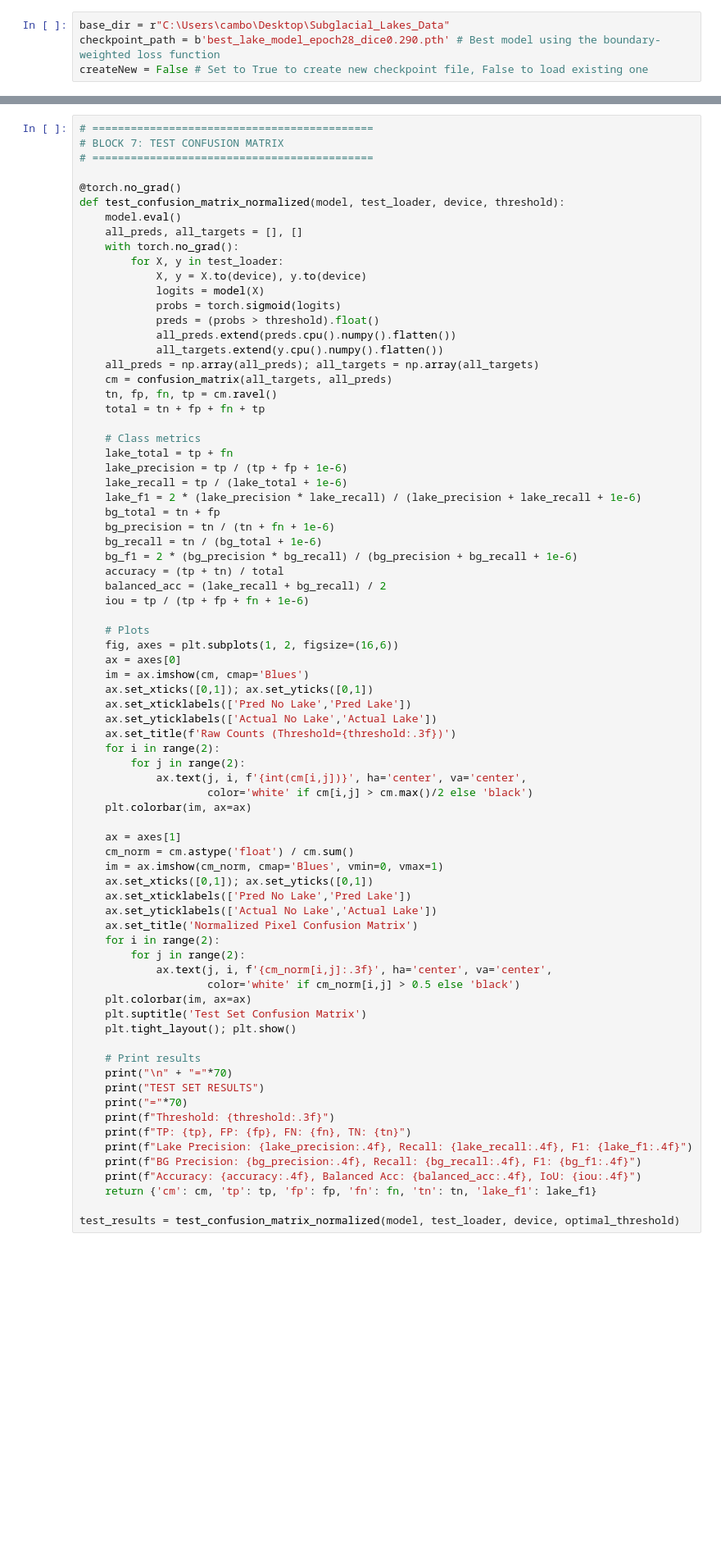
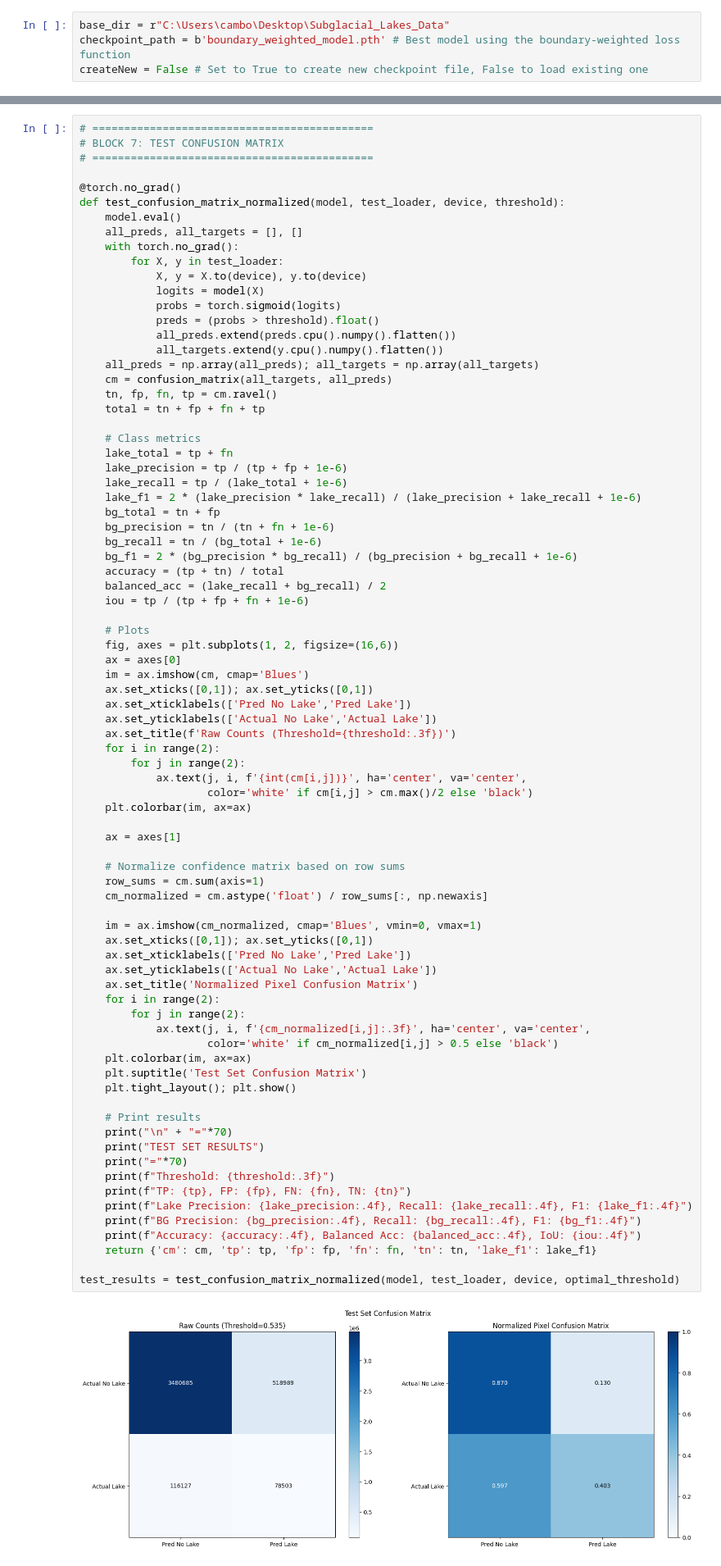
Before and after one commit to UW-MLGEO/MLGEO2026_Subglacial_Lakes, a Jupyter notebook: Notebooks/6.3_CNN_BoundaryWeights.ipynb, the cells around one changed output, grey strips where cells are left out. Shown at 82% size. Cells and saved outputs as stored; diff of their text form; blank space fills up the shorter version.

Commit message:
Final CNN models

```diff
--- a/Notebooks/6.3_CNN_BoundaryWeights.ipynb
+++ b/Notebooks/6.3_CNN_BoundaryWeights.ipynb
@@ -13,7 +13,7 @@ import os
 from scipy.ndimage import binary_dilation, binary_erosion
 # %%
 base_dir = r"C:\Users\cambo\Desktop\Subglacial_Lakes_Data"
-checkpoint_path = b'best_lake_model_epoch28_dice0.290.pth' # Best model using the boundary-weighted loss function
+checkpoint_path = b'boundary_weighted_model.pth' # Best model using the boundary-weighted loss function
 createNew = False # Set to True to create new checkpoint file, False to load existing one
 # %%
 # ============================================
@@ -776,34 +820,40 @@ def test_confusion_matrix_normalized(model, test_loader, device, threshold):
     ax.set_title(f'Raw Counts (Threshold={threshold:.3f})')
     for i in range(2):
         for j in range(2):
             ax.text(j, i, f'{int(cm[i,j])}', ha='center', va='center',
                     color='white' if cm[i,j] > cm.max()/2 else 'black')
     plt.colorbar(im, ax=ax)
 
     ax = axes[1]
-    cm_norm = cm.astype('float') / cm.sum()
-    im = ax.imshow(cm_norm, cmap='Blues', vmin=0, vmax=1)
+
+    # Normalize confidence matrix based on row sums
+    row_sums = cm.sum(axis=1)
+    cm_normalized = cm.astype('float') / row_sums[:, np.newaxis]
+
+    im = ax.imshow(cm_normalized, cmap='Blues', vmin=0, vmax=1)
     ax.set_xticks([0,1]); ax.set_yticks([0,1])
     ax.set_xticklabels(['Pred No Lake','Pred Lake'])
     ax.set_yticklabels(['Actual No Lake','Actual Lake'])
     ax.set_title('Normalized Pixel Confusion Matrix')
     for i in range(2):
         for j in range(2):
-            ax.text(j, i, f'{cm_norm[i,j]:.3f}', ha='center', va='center',
-                    color='white' if cm_norm[i,j] > 0.5 else 'black')
+            ax.text(j, i, f'{cm_normalized[i,j]:.3f}', ha='center', va='center',
+                    color='white' if cm_normalized[i,j] > 0.5 else 'black')
     plt.colorbar(im, ax=ax)
     plt.suptitle('Test Set Confusion Matrix')
     plt.tight_layout(); plt.show()
 
     # Print results
     print("\n" + "="*70)
     print("TEST SET RESULTS")
     print("="*70)
     print(f"Threshold: {threshold:.3f}")
     print(f"TP: {tp}, FP: {fp}, FN: {fn}, TN: {tn}")
     print(f"Lake Precision: {lake_precision:.4f}, Recall: {lake_recall:.4f}, F1: {lake_f1:.4f}")
     print(f"BG Precision: {bg_precision:.4f}, Recall: {bg_recall:.4f}, F1: {bg_f1:.4f}")
     print(f"Accuracy: {accuracy:.4f}, Balanced Acc: {balanced_acc:.4f}, IoU: {iou:.4f}")
     return {'cm': cm, 'tp': tp, 'fp': fp, 'fn': fn, 'tn': tn, 'lake_f1': lake_f1}
 
 test_results = test_confusion_matrix_normalized(model, test_loader, device, optimal_threshold)
+# %% [output]
+[figure, added]
```
Also changed, not shown: parts of 6 cells of this notebook, 3 other files.
